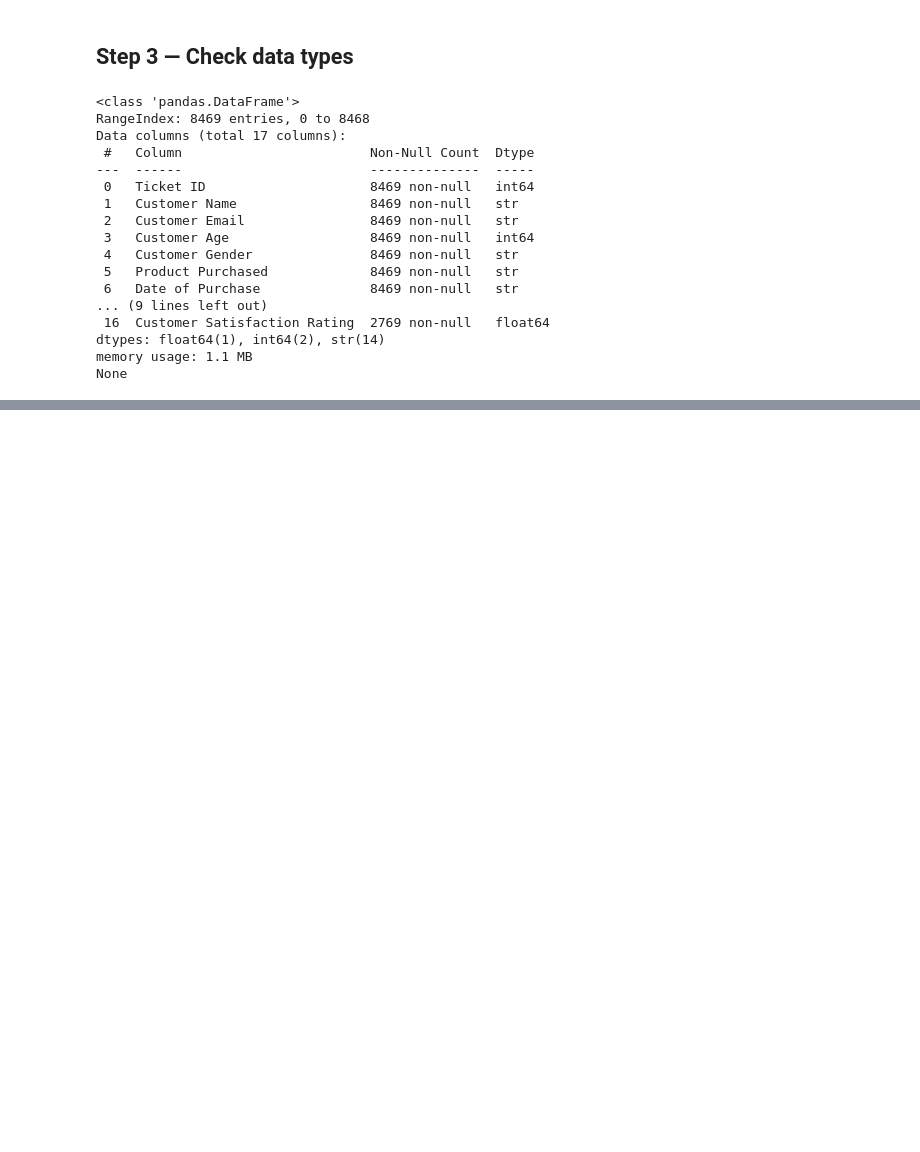
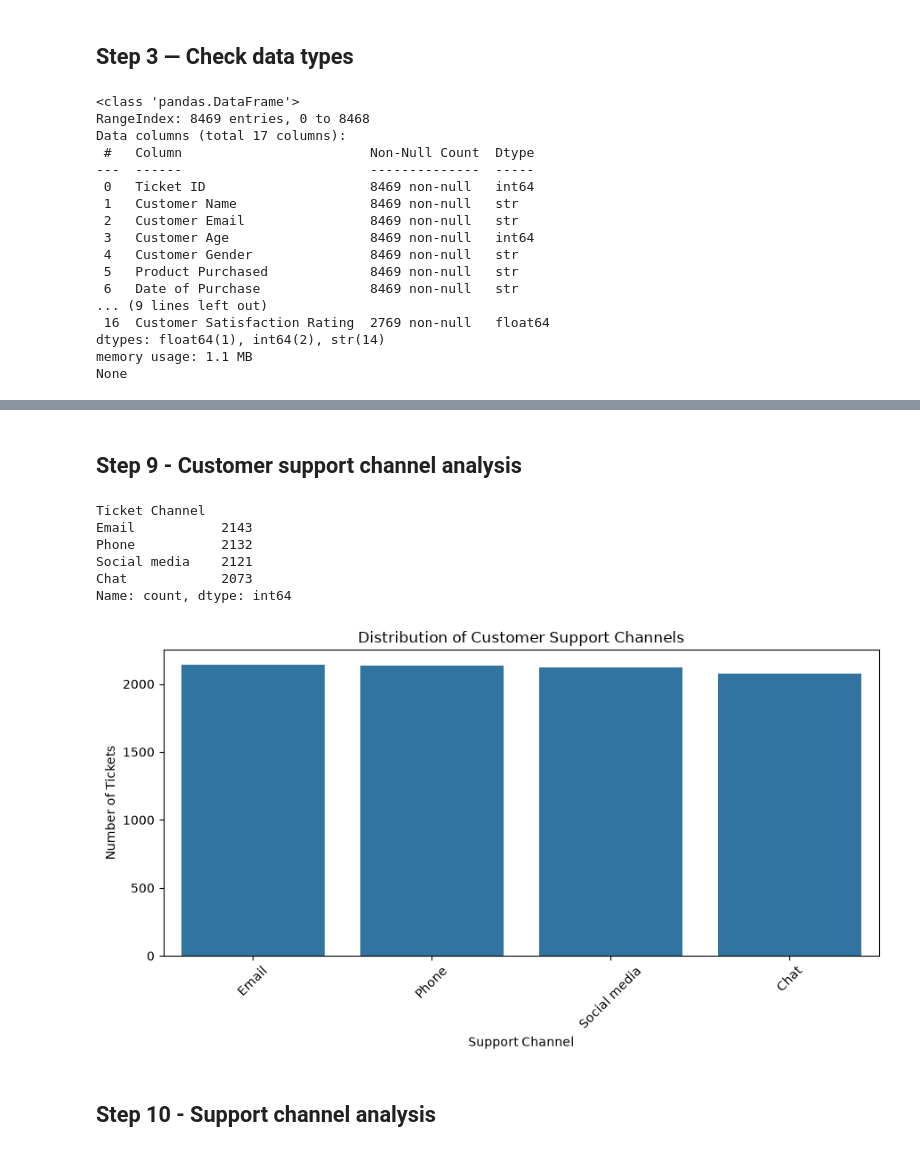
Before and after one commit to SaiSuryaHemanth2007/customer-escalation-risk-analysis, a Jupyter notebook: notebooks/01_data_understanding.ipynb, the cells around one changed output, grey strips where cells are left out. Drawn from its saved outputs; the diff is of its cells as text; code cells hidden in the pictures; blank space fills up the shorter version.

```diff
--- a/notebooks/01_data_understanding.ipynb
+++ b/notebooks/01_data_understanding.ipynb
@@ -62,0 +227,32 @@ None
+# %% [markdown]
+## Step 9 - Customer support channel analysis
+# %%
+# Analyse ticket channels
+
+channel_counts = df["Ticket Channel"].value_counts()
+
+print(channel_counts)
+
+plt.figure(figsize=(9, 5))
+
+sns.barplot(
+    x=channel_counts.index,
+    y=channel_counts.values
+)
+
+plt.title("Distribution of Customer Support Channels")
+plt.xlabel("Support Channel")
+plt.ylabel("Number of Tickets")
+plt.xticks(rotation=45)
+plt.tight_layout()
+plt.show()
+# %% [output]
+Ticket Channel
+Email           2143
+Phone           2132
+Social media    2121
+Chat            2073
+Name: count, dtype: int64
+[figure, added]
+# %% [markdown]
+## Step 10 - Support channel analysis
```
Also changed, not shown: parts of 22 cells of this notebook.
